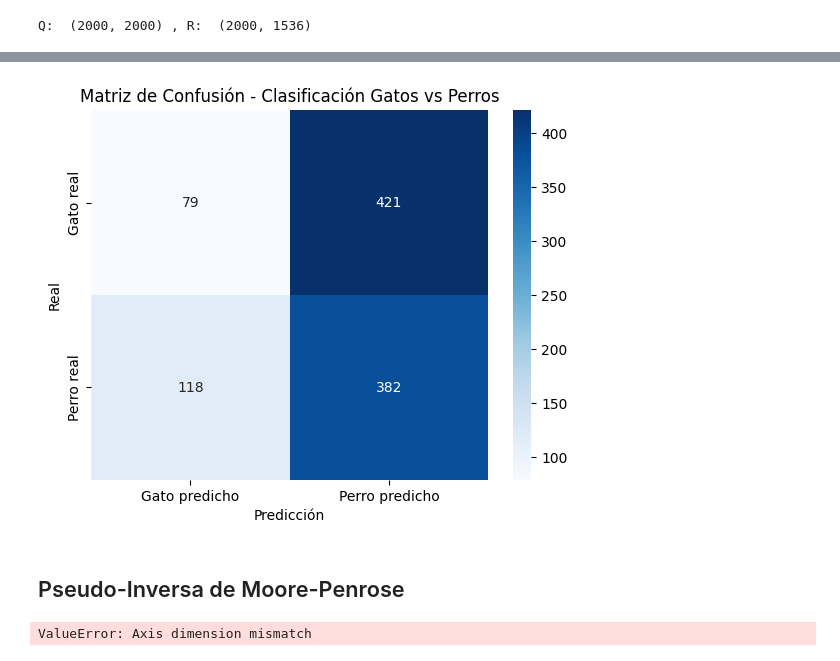
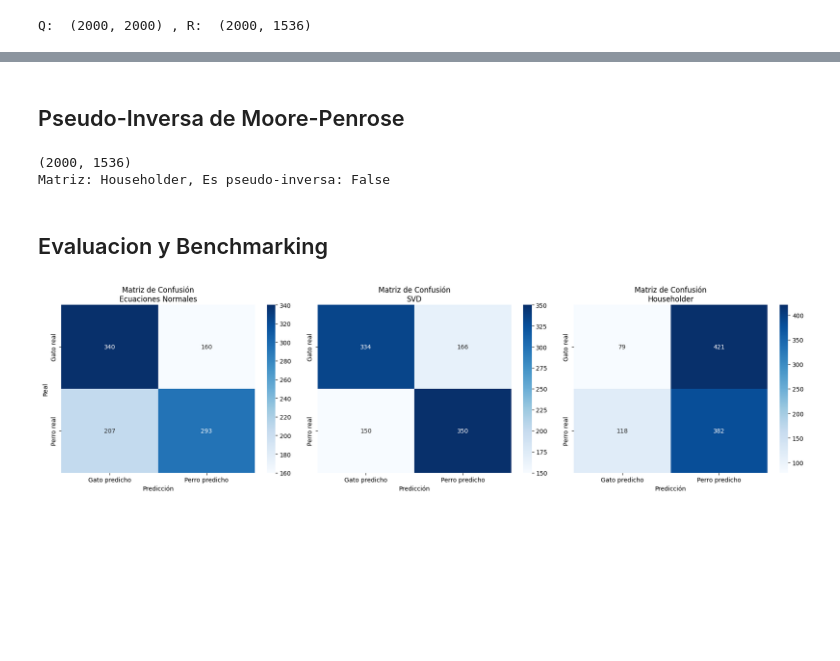
Before and after one commit to NicolasMarchetto/ALC, a Jupyter notebook: notebook.ipynb, the cells around one changed output, grey strips where cells are left out. Saved outputs shown, nothing was run; the diff lists cells and outputs as text; code cells hidden in the pictures; blank space fills up the shorter version.

```diff
--- a/notebook.ipynb
+++ b/notebook.ipynb
@@ -110,10 +69,7 @@ try:
     r_eval_svd = transpuesta(matmulti(W_svd, Xv))
     print(r_eval_svd)
 except:
-    U, S, VT = cp.linalg.svd(cp.array(Xt), full_matrices=False)
-    U = cp.asnumpy(U)
-    S = cp.asnumpy(S)
-    VT = cp.asnumpy(VT)
+    U, S, VT = svd_reducida(Xt)
     print("U: ", U.shape, " , S:", S.shape," , VT:", VT.shape)
     print("svd ready")
     print("Yt shape:", Yt.shape)
@@ -194,17 +125,3 @@ W shape:  (2, 2000)  x ( 2000 , 1536 )
-# %%
-matriz_c = confusion_matrix(np.argmax(Yv, axis=1), np.argmax(r_eval_hh, axis=1))
-import seaborn as sns
-import matplotlib.pyplot as plt
-
-sns.heatmap(matriz_c, annot=True, fmt='d', cmap='Blues',
-            xticklabels=['Gato predicho', 'Perro predicho'],
-            yticklabels=['Gato real', 'Perro real'])
-plt.xlabel('Predicción')
-plt.ylabel('Real')
-plt.title('Matriz de Confusión - Clasificación Gatos vs Perros')
-plt.show()
-# %% [output]
-[figure, removed]
 # %%
 Q,R = calculaQR(transpuesta(Xt),'GS')
 W = pinvGramSchmidt(Q,R,Yt)
@@ -221,8 +138,36 @@ matrices_a_probar = {
     "Householder": Xp_HH,
 }
 
-for nombre, W in matrices_a_probar.items():
-    res =  esPseudoInversa(Xt,W)
+for nombre, Xp in matrices_a_probar.items():
+    print(Xp.shape)
+    res =  esPseudoInversa(Xt,Xp)
     print(f"Matriz: {nombre}, Es pseudo-inversa: {res}")
 # %% [output]
-ValueError: Axis dimension mismatch
+(2000, 1536)
+Matriz: Householder, Es pseudo-inversa: False
+# %% [markdown]
+## Evaluacion y Benchmarking
+# %%
+eval_results = {
+    "Ecuaciones Normales": r_eval_ep,
+    "SVD": r_eval_svd,
+    "Householder": r_eval_hh,
+}
+
+fig, axes = plt.subplots(1, len(eval_results), figsize=(18, 5))
+
+for i, (method_name, r_eval) in enumerate(eval_results.items()):
+    matriz_c = confusion_matrix(np.argmax(Yv, axis=1), np.argmax(r_eval, axis=1))
+
+    sns.heatmap(matriz_c, annot=True, fmt='d', cmap='Blues',
+                xticklabels=['Gato predicho', 'Perro predicho'],
+                yticklabels=['Gato real', 'Perro real'],
+                ax=axes[i])
+
+    axes[i].set_xlabel('Predicción')
+    axes[i].set_ylabel('Real' if i == 0 else '')
+    axes[i].set_title(f'Matriz de Confusión\n{method_name}')
+
+plt.tight_layout()
+# %% [output]
+[figure, added]
```
Also changed, not shown: parts of 7 cells of this notebook, 3 other files.
